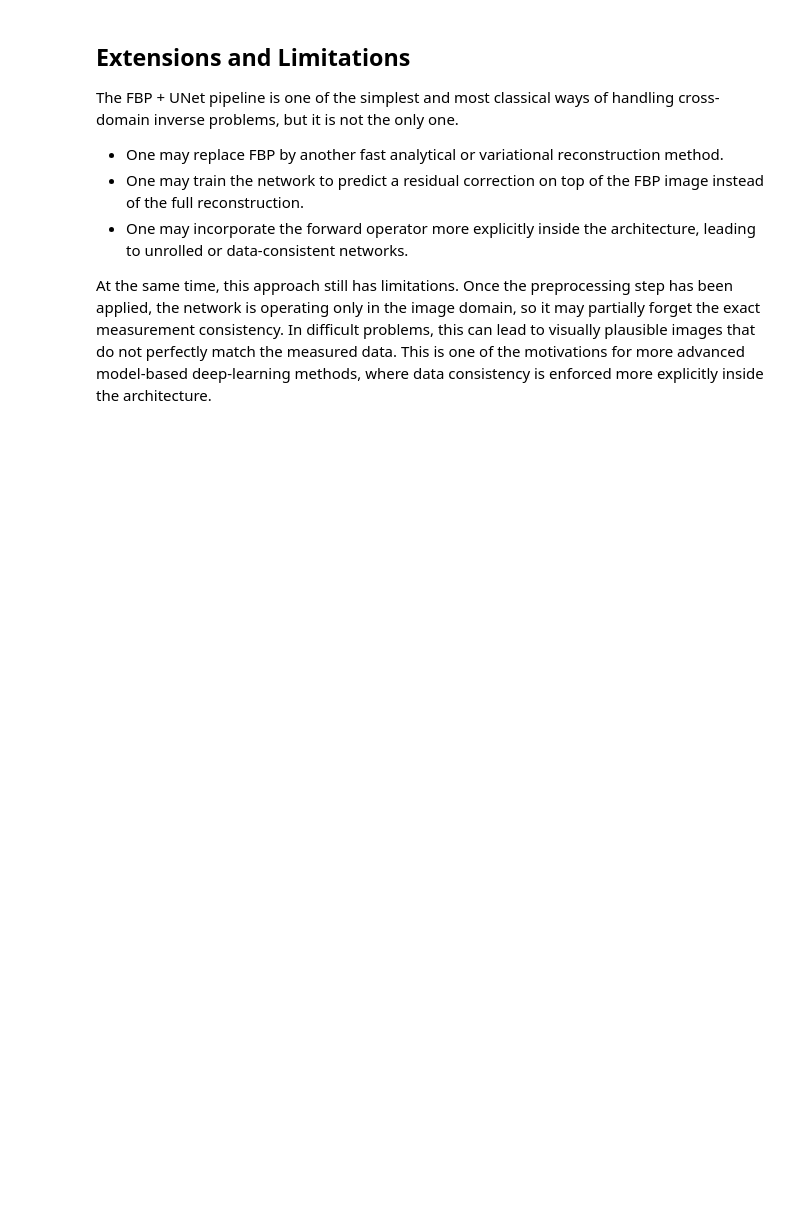
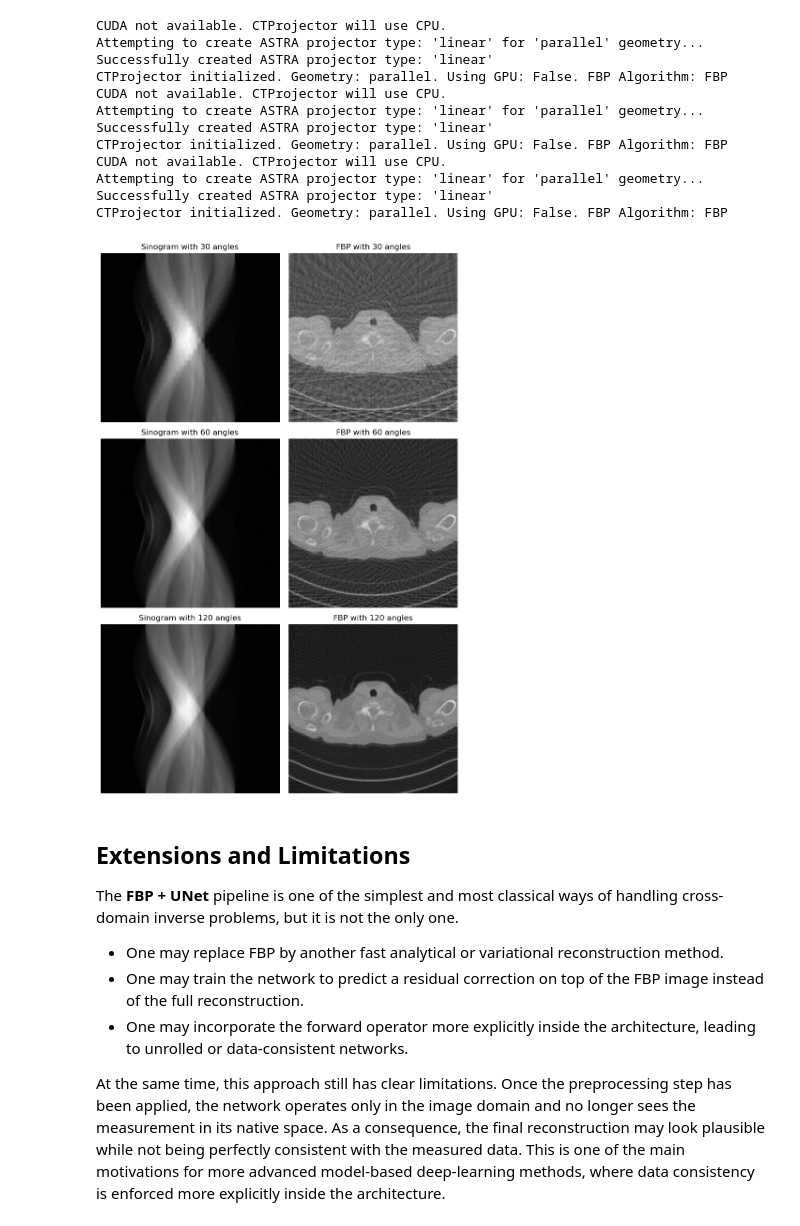
Before and after one commit to devangelista2/computational-imaging, a Jupyter notebook: years/2025-26/_build/jupyter_execute/end-to-end/crossdomain.ipynb, the cells around one changed output. Drawn from its saved outputs; the diff is of its cells as text; code cells hidden in the pictures; blank space fills up the shorter version.

```diff
--- a/years/2025-26/_build/jupyter_execute/end-to-end/crossdomain.ipynb
+++ b/years/2025-26/_build/jupyter_execute/end-to-end/crossdomain.ipynb
@@ -284,13 +398,56 @@ plt.show()
+# %%
+angles_list = [30, 60, 120]
+
+x_true = test_dataset[1].unsqueeze(0).to(device)
+fig, axes = plt.subplots(len(angles_list), 2, figsize=(8, 4 * len(angles_list)))
+
+for row, n_angles in enumerate(angles_list):
+    K_test = operators.CTProjector(
+        img_shape=(256, 256),
+        angles=np.linspace(0, np.pi, n_angles, endpoint=False),
+        det_size=512,
+        geometry='parallel',
+    )
+
+    with torch.no_grad():
+        y_delta = K_test(x_true)
+        y_delta = y_delta + utilities.gaussian_noise(y_delta, noise_level=0.01)
+        x_fbp = K_test.FBP(y_delta)
+
+    axes[row, 0].imshow(y_delta.cpu().squeeze(), cmap='gray', aspect='auto')
+    axes[row, 0].set_title(f'Sinogram with {n_angles} angles')
+    axes[row, 0].axis('off')
+
+    axes[row, 1].imshow(x_fbp.cpu().squeeze(), cmap='gray')
+    axes[row, 1].set_title(f'FBP with {n_angles} angles')
+    axes[row, 1].axis('off')
+
+plt.tight_layout()
+plt.show()
+# %% [output]
+CUDA not available. CTProjector will use CPU.
+Attempting to create ASTRA projector type: 'linear' for 'parallel' geometry...
+Successfully created ASTRA projector type: 'linear'
+CTProjector initialized. Geometry: parallel. Using GPU: False. FBP Algorithm: FBP
+CUDA not available. CTProjector will use CPU.
+Attempting to create ASTRA projector type: 'linear' for 'parallel' geometry...
+Successfully created ASTRA projector type: 'linear'
+CTProjector initialized. Geometry: parallel. Using GPU: False. FBP Algorithm: FBP
+CUDA not available. CTProjector will use CPU.
+Attempting to create ASTRA projector type: 'linear' for 'parallel' geometry...
+Successfully created ASTRA projector type: 'linear'
+CTProjector initialized. Geometry: parallel. Using GPU: False. FBP Algorithm: FBP
+[figure, added]
 # %% [markdown]
 ## Extensions and Limitations
 
-The FBP + UNet pipeline is one of the simplest and most classical ways of handling cross-domain inverse problems, but it is not the only one.
+The **FBP + UNet** pipeline is one of the simplest and most classical ways of handling cross-domain inverse problems, but it is not the only one.
 
 - One may replace FBP by another fast analytical or variational reconstruction method.
 - One may train the network to predict a residual correction on top of the FBP image instead of the full reconstruction.
 - One may incorporate the forward operator more explicitly inside the architecture, leading to unrolled or data-consistent networks.
 
-At the same time, this approach still has limitations. Once the preprocessing step has been applied, the network is operating only in the image domain, so it may partially forget the exact measurement consistency. In difficult problems, this can lead to visually plausible images that do not perfectly match the measured data. This is one of the motivations for more advanced model-based deep-learning methods, where data consistency is enforced more explicitly inside the architecture.
+At the same time, this approach still has clear limitations. Once the preprocessing step has been applied, the network operates only in the image domain and no longer sees the measurement in its native space. As a consequence, the final reconstruction may look plausible while not being perfectly consistent with the measured data. This is one of the main motivations for more advanced model-based deep-learning methods, where data consistency is enforced more explicitly inside the architecture.
 # %% [markdown]
 ## Exercises
 
```
Also changed, not shown: parts of 17 cells of this notebook, 31 other files.
